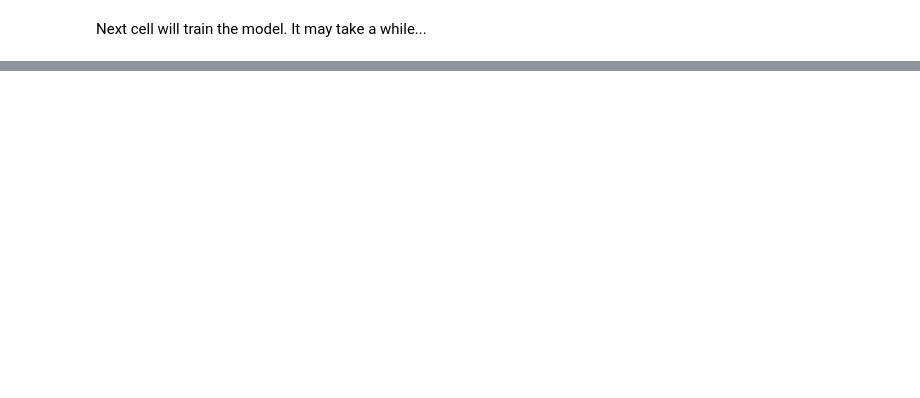
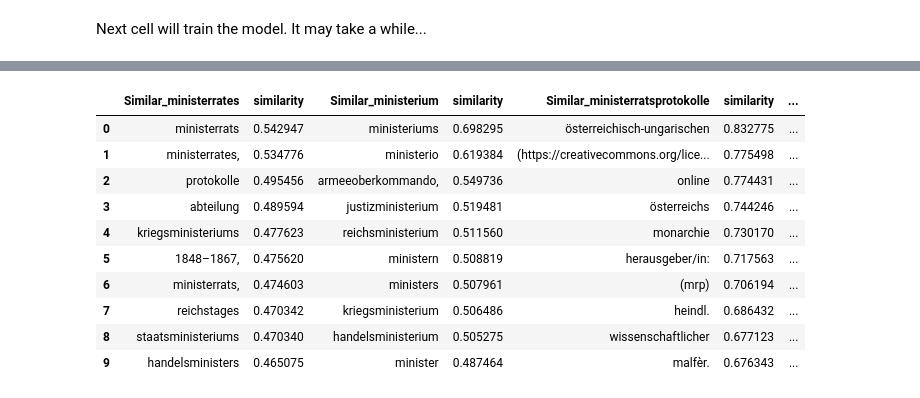
Before and after one commit to acdh-oeaw/summerschool2020-notebooks, a Jupyter notebook: session_3-2_NLP/Session 3-2 NLP (Wednesday 8-7-2020, 11 am).ipynb, the cells around one changed output, grey strips where cells are left out. Cells and saved outputs as stored; diff of their text form; code cells hidden in the pictures; blank space fills up the shorter version.

```diff
--- a/session_3-2_NLP/Session 3-2 NLP (Wednesday 8-7-2020, 11 am).ipynb
+++ b/session_3-2_NLP/Session 3-2 NLP (Wednesday 8-7-2020, 11 am).ipynb
@@ -403,6 +418,6 @@ generator = WordTrainer(path)
 word_vector_model = gensim.models.Word2Vec(generator, size=200, window=10, min_count=5)
 # %%
 # word_vector_model.wv.vocab.keys()
-word = 'digi'
+word = 'minist'
 [k for k in word_vector_model.wv.vocab.keys() if k.startswith(word)][0:20]
 # %% [output]
@@ -409,0 +444,20 @@ word = 'digi'
+# %%
+words = ['ministerrates', 'ministerium', 'ministerratsprotokolle', 'ministerratsprotokolle,']
+series = []
+for word in words:
+    series.append(pd.DataFrame(word_vector_model.wv.most_similar(word, topn=10),
+                               columns=[f"Similar_{word}", "similarity"]))
+df = pd.concat(series, axis=1)
+df.head(10)
+# %% [output]
+|  | Similar_ministerrates | similarity | Similar_ministerium | similarity | Similar_ministerratsprotokolle | similarity | ... |
+| 0 | ministerrats | 0.542947 | ministeriums | 0.698295 | österreichisch-ungarischen | 0.832775 | ... |
+| 1 | ministerrates, | 0.534776 | ministerio | 0.619384 | (https://creativecommons.org/lice... | 0.775498 | ... |
+| 2 | protokolle | 0.495456 | armeeoberkommando, | 0.549736 | online | 0.774431 | ... |
+| 3 | abteilung | 0.489594 | justizministerium | 0.519481 | österreichs | 0.744246 | ... |
+| 4 | kriegsministeriums | 0.477623 | reichsministerium | 0.511560 | monarchie | 0.730170 | ... |
+| 5 | 1848–1867, | 0.475620 | ministern | 0.508819 | herausgeber/in: | 0.717563 | ... |
+| 6 | ministerrats, | 0.474603 | ministers | 0.507961 | (mrp) | 0.706194 | ... |
+| 7 | reichstages | 0.470342 | kriegsministerium | 0.506486 | heindl. | 0.686432 | ... |
+| 8 | staatsministeriums | 0.470340 | handelsministerium | 0.505275 | wissenschaftlicher | 0.677123 | ... |
+| 9 | handelsministers | 0.465075 | minister | 0.487464 | malfèr. | 0.676343 | ... |
```
Also changed, not shown: parts of 4 cells of this notebook.
